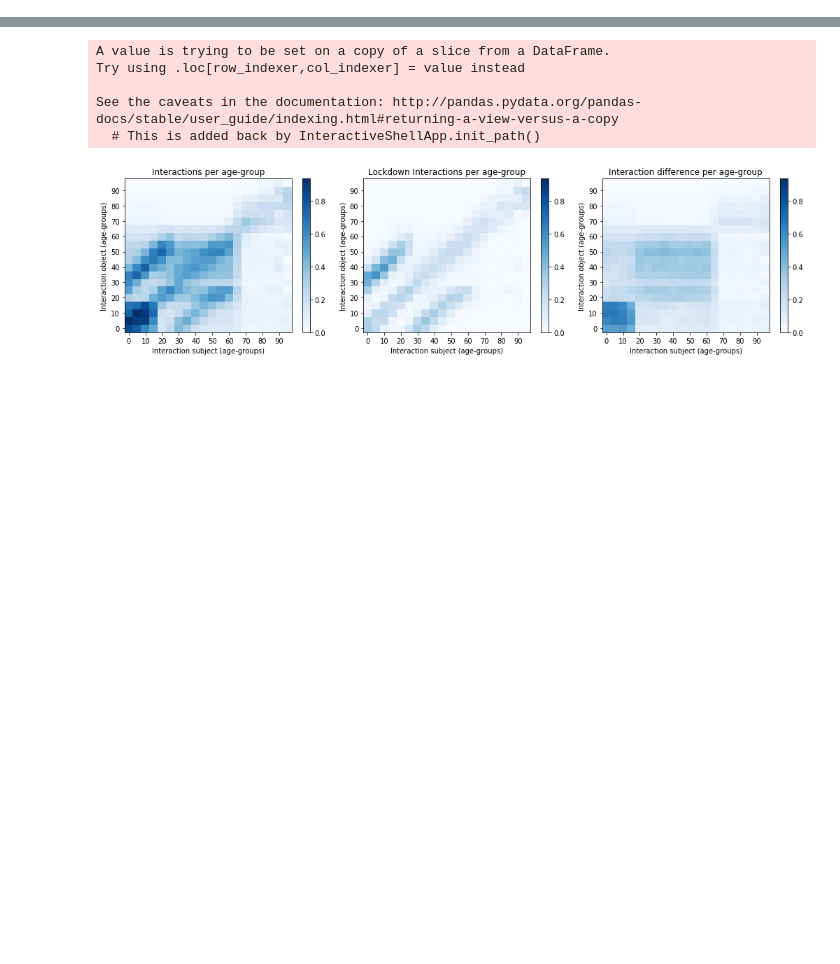
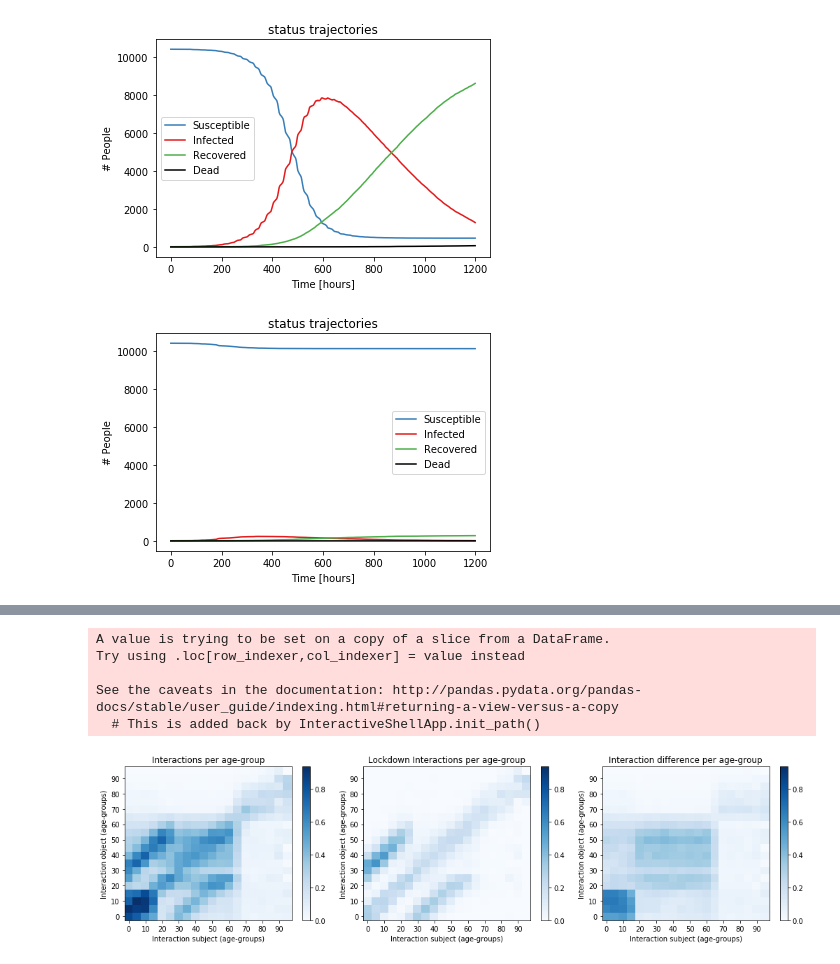
Before and after one commit to joba-1/Corona_Model, a Jupyter notebook: Heatmap_analysis.ipynb, the cells around one changed output, grey strips where cells are left out. Saved outputs shown, nothing was run; the diff lists cells and outputs as text; code cells hidden in the pictures; blank space fills up the shorter version.

```diff
--- a/Heatmap_analysis.ipynb
+++ b/Heatmap_analysis.ipynb
@@ -44,28 +44,31 @@ for i in age_groups:
 # %%
 simulation1 = Simulation(modeledWorld1,1200,run_immediately=False)
 simulation2 = Simulation(modeledWorld1,200,run_immediately=False)
 
 
 simulation1.interaction_matrix = True
 simulation2.interaction_matrix = True
-simulation1.interaction_frequency = 0.1
-simulation2.interaction_frequency = 0.1
+simulation1.interaction_frequency = 4
+simulation2.interaction_frequency = 4
 
-simulation1.change_agent_attributes({'all':{'behaviour_as_infected':{'value':6,'type':'replacement'}}})
-simulation2.change_agent_attributes({'all':{'behaviour_as_infected':{'value':6,'type':'replacement'}}})
+simulation1.change_agent_attributes({'all':{'behaviour_as_infected':{'value':0.15,'type':'replacement'}}})
+simulation2.change_agent_attributes({'all':{'behaviour_as_infected':{'value':0.15,'type':'replacement'}}})
 simulation1.simulate()
 simulation1.plot_status_timecourse()
 
 
 simulation2.simulate()
 simulation3 = Simulation(simulation2,1000,run_immediately=False)
 for p in list(simulation3.people):
     p.stay_home_instead_of_going_to('work')
     p.stay_home_instead_of_going_to('school')
     p.stay_home_instead_of_going_to('public')
 simulation3.simulate()
 
 simulation3.plot_status_timecourse()
+# %% [output]
+[figure, added]
+[figure, added]
 # %%
 def build_infection_matrix(simulation,lowest_timestep=0,highest_timestep=None):
     if highest_timestep is None:
```
Also changed, not shown: parts of 2 cells of this notebook, 1 other file.
